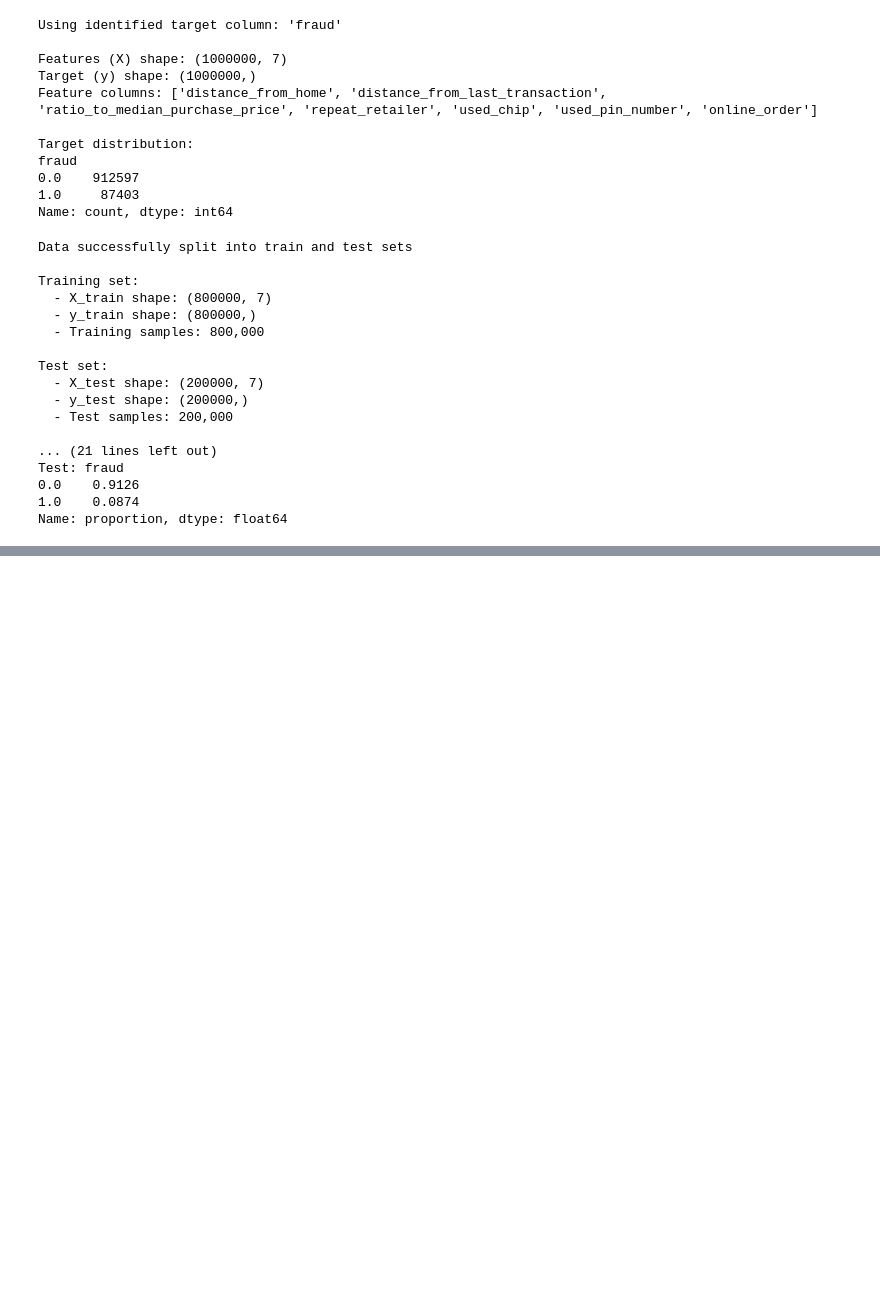
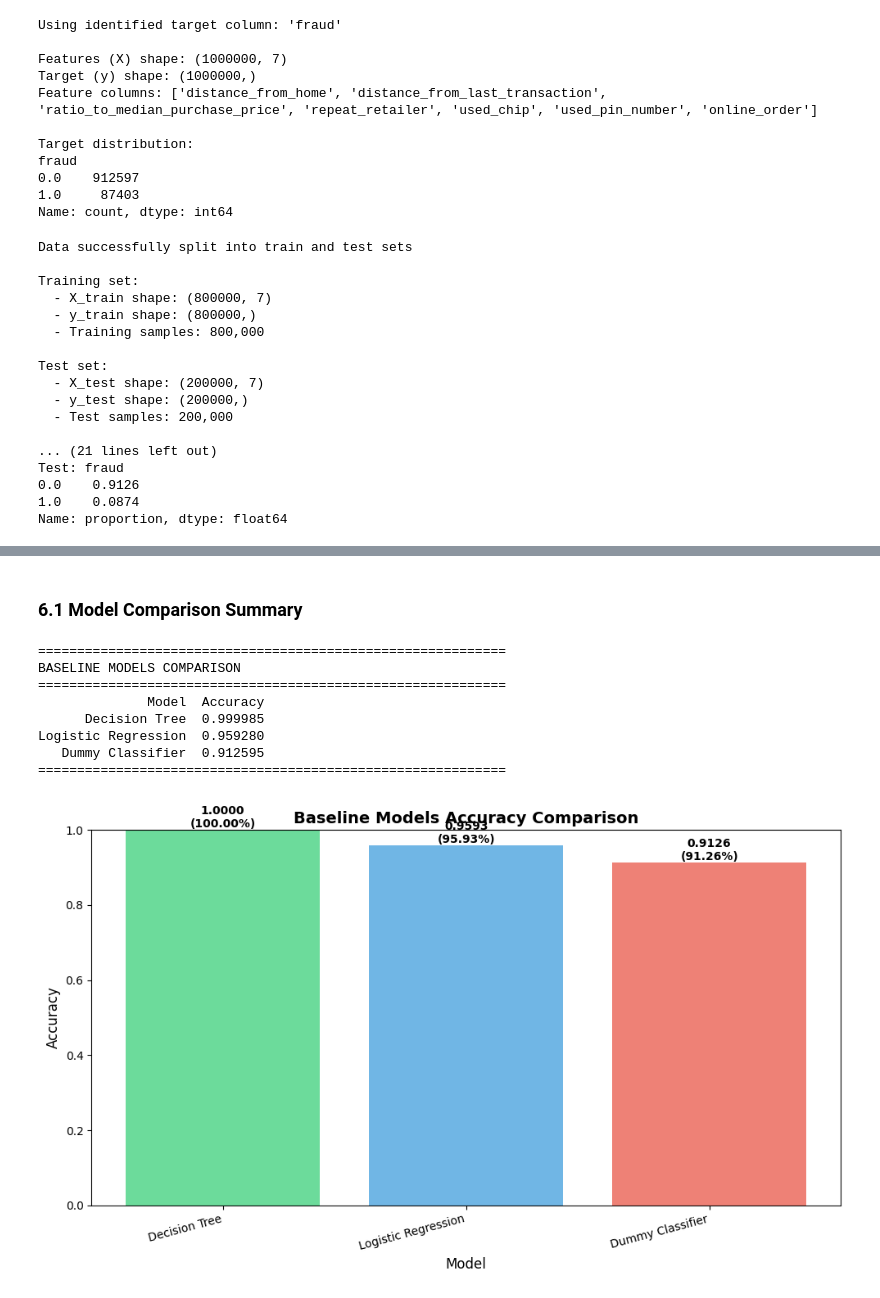
Before and after one commit to Koon-Kiat/Credit-Card-Fraud-Detection-with-Cost-Sensitive-Machine-Learning, a Jupyter notebook: main.ipynb, the cells around one changed output, grey strips where cells are left out. Saved outputs shown, nothing was run; the diff lists cells and outputs as text; code cells hidden in the pictures; blank space fills up the shorter version.

Commit message:
modelling and evaluation

```diff
--- a/main.ipynb
+++ b/main.ipynb
@@ -356,0 +432,15 @@ Name: proportion, dtype: float64
+# %%
+# Train Logistic Regression with default parameters
+lr_clf = LogisticRegression(random_state=42, max_iter=1000)
+lr_clf.fit(X_train, y_train)
+
+# Make predictions
+y_pred_lr = lr_clf.predict(X_test)
+
+# Calculate accuracy
+lr_accuracy = accuracy_score(y_test, y_pred_lr)
+
+print("Logistic Regression Results:")
+print(f"Training completed")
+print(f"Test Accuracy: {lr_accuracy:.4f} ({lr_accuracy*100:.2f}%)")
+print(f"Number of iterations: {lr_clf.n_iter_[0]}")
@@ -356,0 +456,47 @@ Name: proportion, dtype: float64
+# %% [markdown]
+### 6.1 Model Comparison Summary
+# %%
+# Create a comparison table of all models
+models_comparison = pd.DataFrame({
+    'Model': ['Dummy Classifier', 'Decision Tree', 'Logistic Regression'],
+    'Accuracy': [dummy_accuracy, dt_accuracy, lr_accuracy]
+})
+
+# Sort by accuracy
+models_comparison = models_comparison.sort_values('Accuracy', ascending=False).reset_index(drop=True)
+
+print("=" * 60)
+print("BASELINE MODELS COMPARISON")
+print("=" * 60)
+print(models_comparison.to_string(index=False))
+print("=" * 60)
+
+# Visualize comparison
+plt.figure(figsize=(10, 6))
+bars = plt.bar(models_comparison['Model'], models_comparison['Accuracy'],
+               color=['#2ecc71', '#3498db', '#e74c3c'], alpha=0.7)
+plt.title('Baseline Models Accuracy Comparison', fontsize=14, fontweight='bold')
+plt.xlabel('Model', fontsize=12)
+plt.ylabel('Accuracy', fontsize=12)
+plt.ylim([0, 1])
+plt.xticks(rotation=15, ha='right')
+
+# Add value labels on bars
+for bar in bars:
+    height = bar.get_height()
+    plt.text(bar.get_x() + bar.get_width()/2., height,
+            f'{height:.4f}\n({height*100:.2f}%)',
+            ha='center', va='bottom', fontsize=10, fontweight='bold')
+
+plt.tight_layout()
+plt.show()
+# %% [output]
+============================================================
+BASELINE MODELS COMPARISON
+============================================================
+              Model  Accuracy
+      Decision Tree  0.999985
+Logistic Regression  0.959280
+   Dummy Classifier  0.912595
+============================================================
+[figure, added]
```
Also changed, not shown: parts of 15 cells of this notebook.
